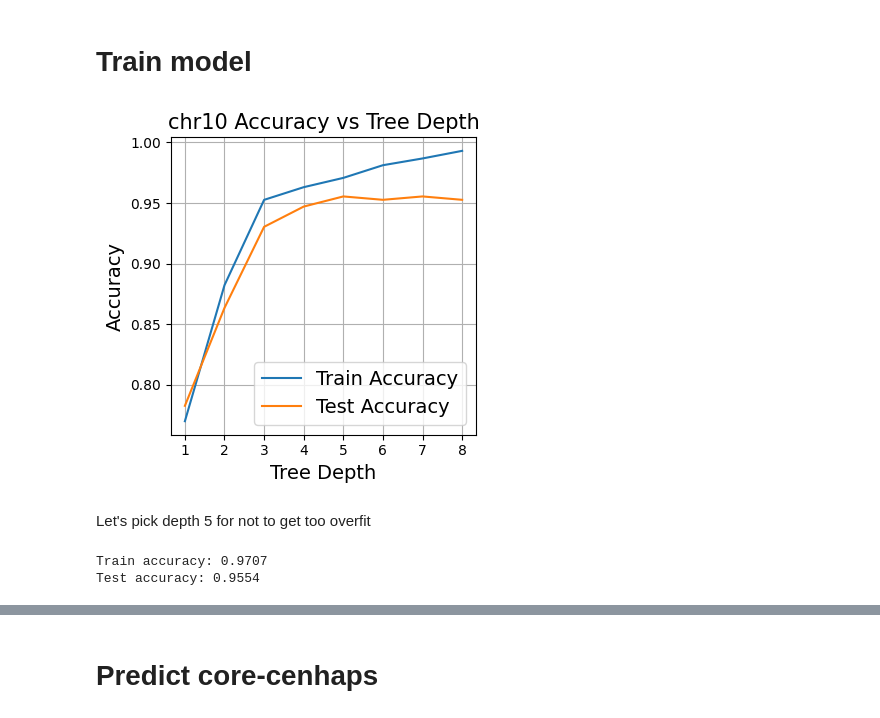
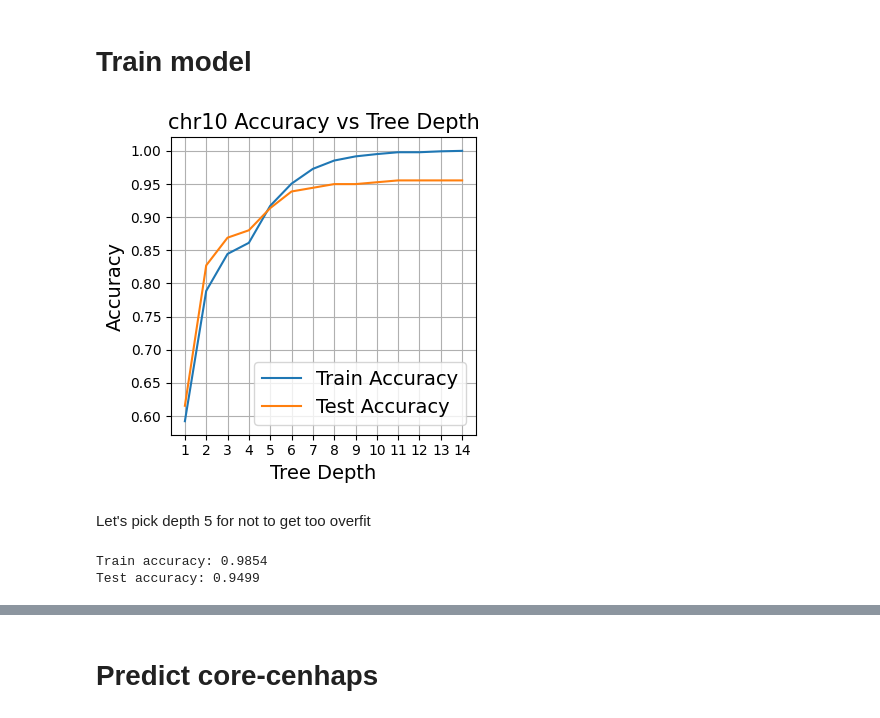
Before and after one commit to fedorrik/asat_for_archaic_2025, a Jupyter notebook: core-cenhaps/cen10/cen10_core-cenhap_prediction.ipynb, the cells around one changed output, grey strips where cells are left out. Cells and saved outputs as stored; diff of their text form; code cells hidden in the pictures.

Commit message:
update cen10 with new cenhaps

```diff
--- a/core-cenhaps/cen10/cen10_core-cenhap_prediction.ipynb
+++ b/core-cenhaps/cen10/cen10_core-cenhap_prediction.ipynb
@@ -24,19 +24,27 @@ raw_counts = pd.read_csv('inputs/modern_counts.tsv', sep='\t').set_index('id')
 norm_counts = raw_counts.div(raw_counts[h1_kmer] + raw_counts[h2_kmer], axis=0)
 
 # select kmers for prediction
-selected_kmers = ['ch1-1', 'ch1-2', 'ch2', 'ch3,5', 'ch4', 'ch6', 'ch7', 'ch8', 'ch9', 'ch13']
+selected_kmers = ['ch1-1', 'ch1-2', 'ch2', 'ch4,5,8', 'ch6', 'ch9,18', 'ch10', 'ch11', 'ch12,13']
 norm_counts = norm_counts.loc[:, selected_kmers]
 
 # Load haplotype labels
 metadata = pd.read_csv('inputs/metadata.tsv', sep='\t').set_index('id')
-flank_cenhaps = metadata[['mat_cenhap', 'pat_cenhap']].dropna().map(lambda x: str(int(x)))
+# merge undistingushable cenhaps
+metadata['mat_cenhap'] = metadata['mat_cenhap'].astype('Int64').astype('str')
+metadata['pat_cenhap'] = metadata['pat_cenhap'].astype('Int64').astype('str')
+merger_dict = {'4': '4/5/8', '5': '4/5/8', '8': '4/5/8', '3': '3/7', '7': '3/7', '12': '12/13', '13': '12/13', '9': '9/18', '18': '9/18'}
+metadata['mat_cenhap'] = metadata['mat_cenhap'].apply(lambda x: merger_dict[x] if x in merger_dict else x)
+metadata['pat_cenhap'] = metadata['pat_cenhap'].apply(lambda x: merger_dict[x] if x in merger_dict else x)
+# get cenhap df
+flank_cenhaps = metadata[['mat_cenhap', 'pat_cenhap']].dropna()
 number_of_cenhaps = len(set(np.concatenate((flank_cenhaps['mat_cenhap'], flank_cenhaps['pat_cenhap']))))
 
 # Keep only samples with haplotype assignments
 norm_counts = norm_counts.loc[flank_cenhaps.index]
 # %%
 # Encode haplotype targets and split the dataset
-hap_classes = [str(i) for i in range(1, number_of_cenhaps+1)]
+hap_classes = list(set(list(metadata['mat_cenhap'].unique()) + list(metadata['pat_cenhap'].unique())))
+hap_classes.remove(np.nan)
 mlb = MultiLabelBinarizer(classes=hap_classes)
 Y = mlb.fit_transform(flank_cenhaps.values)
 X = norm_counts.values
@@ -51,36 +59,36 @@ metadata.loc[idx_train, 'subsample'] = 'train'
 metadata.loc[idx_test, 'subsample'] = 'test'
 # %%
 # Plot accuracy vs tree depth to detect overfitting
-depths = list(range(1, 9))
+depths = list(range(1, 15))
 train_acc = []
 test_acc = []
 
 for depth in depths:
     clf = MultiOutputClassifier(RandomForestClassifier(max_depth=depth, n_estimators=100, random_state=42))
     clf.fit(X_train, y_train)
     train_acc.append(accuracy_score(y_train, clf.predict(X_train)))
     test_acc.append(accuracy_score(y_test, clf.predict(X_test)))
 
 plt.figure(figsize=(4, 4))
 plt.plot(depths, train_acc, label='Train Accuracy')
 plt.plot(depths, test_acc, label='Test Accuracy')
 plt.xlabel('Tree Depth', fontsize=14)
 plt.ylabel('Accuracy', fontsize=14)
 plt.title(f'{chrom} Accuracy vs Tree Depth', fontsize=15)
 plt.xticks(depths)
 plt.grid(True, which='both', axis='x')
 plt.grid(True, axis='y')
 plt.legend(fontsize=14)
 plt.tight_layout()
 plt.savefig('outputs/accuracy-depth.png', bbox_inches='tight', dpi=200)
 plt.show()
 # %% [output]
-[figure, old version]
+[figure, new version]
 # %% [markdown]
 Let's pick depth 5 for not to get too overfit
 # %%
 # Train final model with chosen depth and evaluate accuracy
-model = MultiOutputClassifier(RandomForestClassifier(max_depth=5, n_estimators=100, random_state=42))
+model = MultiOutputClassifier(RandomForestClassifier(max_depth=8, n_estimators=100, random_state=42))
 model.fit(X_train, y_train)
 
 y_train_pred = model.predict(X_train)
@@ -92,8 +100,8 @@ test_acc = accuracy_score(y_test, y_test_pred)
 print(f"Train accuracy: {train_acc:.4f}")
 print(f"Test accuracy: {test_acc:.4f}")
 # %% [output]
-Train accuracy: 0.9707
-Test accuracy: 0.9554
+Train accuracy: 0.9854
+Test accuracy: 0.9499
 # %%
 # Compute and display feature importance table
 importances = np.mean([est.feature_importances_ for est in model.estimators_], axis=0)
```
Also changed, not shown: parts of 5 cells of this notebook, 14 other files.
